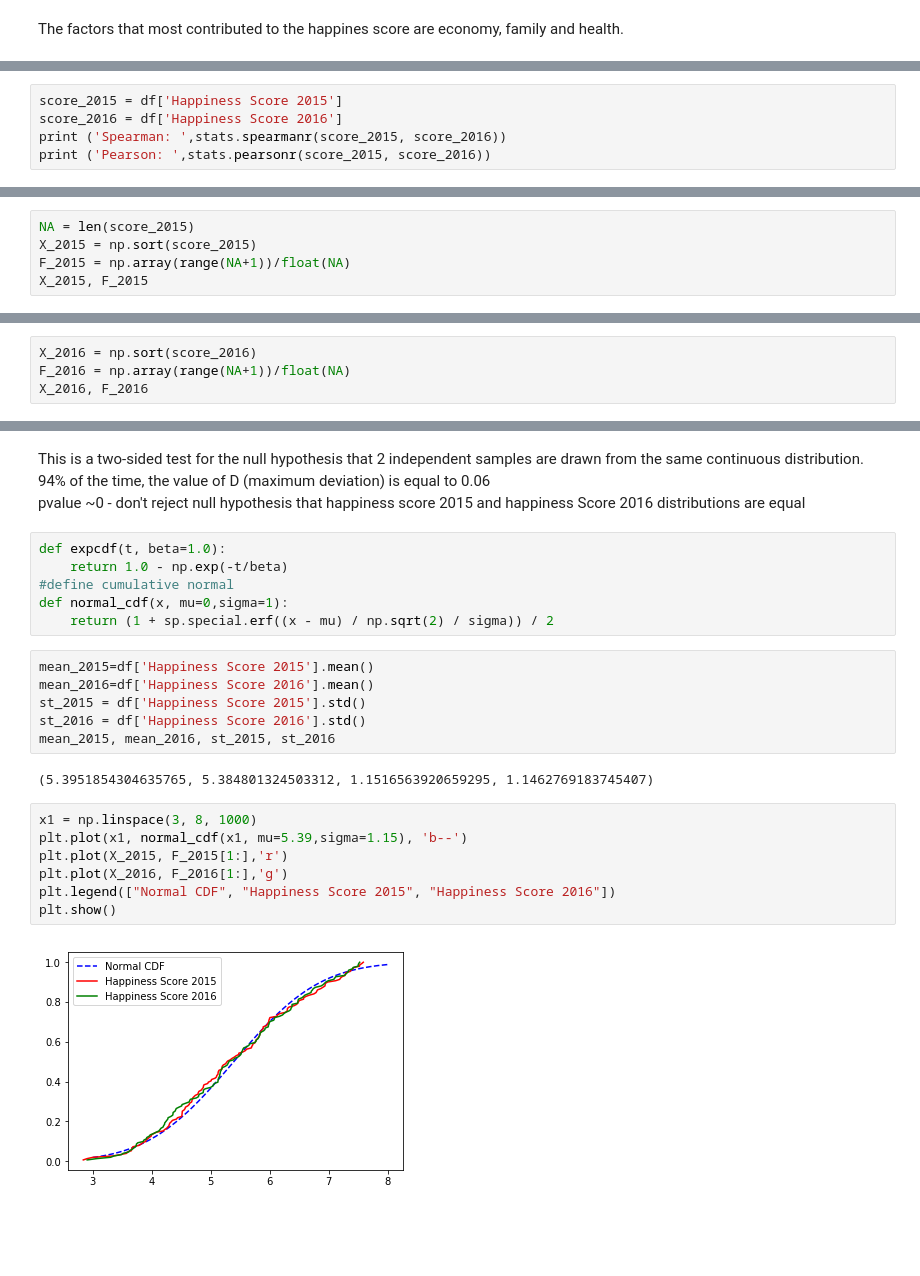
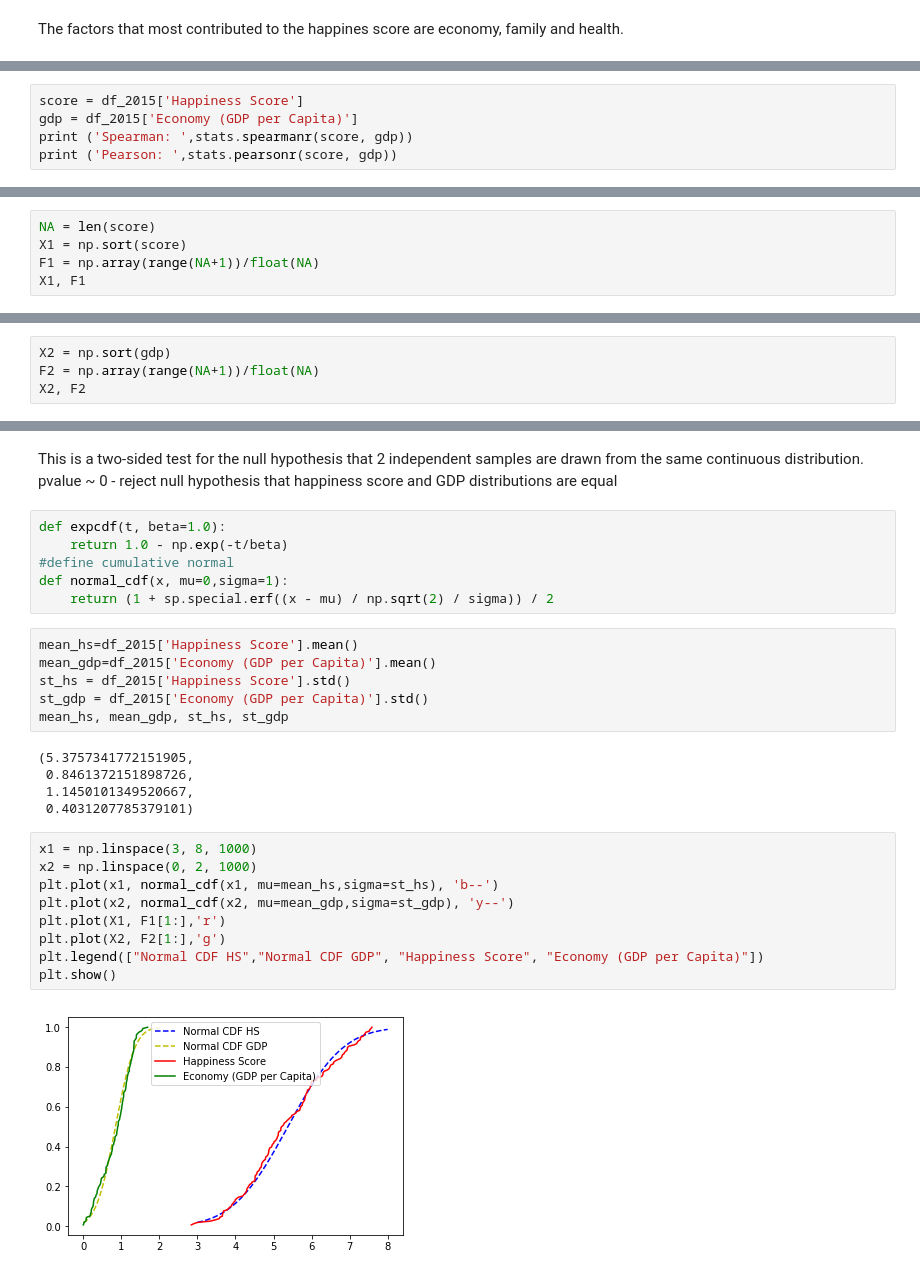
Before and after one commit to fsssa-iscteiulpt/FCD, a Jupyter notebook: Happiness.ipynb, the cells around one changed output, grey strips where cells are left out. Saved outputs shown, nothing was run; the diff lists cells and outputs as text; blank space fills up the shorter version.

Commit message:
changes in ks test - comparing gdp with score

```diff
--- a/Happiness.ipynb
+++ b/Happiness.ipynb
@@ -422,6 +422,6 @@ The factors that most contributed to the happines score are economy, family and
 # %%
-score_2015 = df['Happiness Score 2015']
-score_2016 = df['Happiness Score 2016']
-print ('Spearman: ',stats.spearmanr(score_2015, score_2016))
-print ('Pearson: ',stats.pearsonr(score_2015, score_2016))
+score = df_2015['Happiness Score']
+gdp = df_2015['Economy (GDP per Capita)']
+print ('Spearman: ',stats.spearmanr(score, gdp))
+print ('Pearson: ',stats.pearsonr(score, gdp))
 # %% [output]
@@ -430,7 +440,7 @@ Pearson:  (0.982719399909633, 4.6364159006008805e-111)
 # %%
-NA = len(score_2015)
-X_2015 = np.sort(score_2015)
-F_2015 = np.array(range(NA+1))/float(NA)
-X_2015, F_2015
+NA = len(score)
+X1 = np.sort(score)
+F1 = np.array(range(NA+1))/float(NA)
+X1, F1
 # %% [output]
 (array([2.839, 2.905, 3.006, 3.34 , 3.465, 3.575, 3.587, 3.655, 3.656,
@@ -453,5 +463,5 @@ X_2015, F_2015
 # %%
-X_2016 = np.sort(score_2016)
-F_2016 = np.array(range(NA+1))/float(NA)
-X_2016, F_2016
+X2 = np.sort(gdp)
+F2 = np.array(range(NA+1))/float(NA)
+X2, F2
 # %% [output]
@@ -487,28 +497,32 @@ Ks_2sampResult(statistic=0.05960264900662254, pvalue=0.9450124350234902)
 # %% [markdown]
 This is a two-sided test for the null hypothesis that 2 independent samples are drawn from the same continuous distribution. <br>
-94% of the time, the value of D (maximum deviation) is equal to 0.06 <br>
-pvalue ~0 - don't reject null hypothesis that happiness score 2015 and happiness Score 2016 distributions are equal
+pvalue ~ 0 - reject null hypothesis that happiness score and GDP distributions are equal
 # %%
 def expcdf(t, beta=1.0):
     return 1.0 - np.exp(-t/beta)
 #define cumulative normal
 def normal_cdf(x, mu=0,sigma=1):
     return (1 + sp.special.erf((x - mu) / np.sqrt(2) / sigma)) / 2
-# %%
-mean_2015=df['Happiness Score 2015'].mean()
-mean_2016=df['Happiness Score 2016'].mean()
-st_2015 = df['Happiness Score 2015'].std()
-st_2016 = df['Happiness Score 2016'].std()
-mean_2015, mean_2016, st_2015, st_2016
-# %% [output]
-(5.3951854304635765, 5.384801324503312, 1.1516563920659295, 1.1462769183745407)
+# %%
+mean_hs=df_2015['Happiness Score'].mean()
+mean_gdp=df_2015['Economy (GDP per Capita)'].mean()
+st_hs = df_2015['Happiness Score'].std()
+st_gdp = df_2015['Economy (GDP per Capita)'].std()
+mean_hs, mean_gdp, st_hs, st_gdp
+# %% [output]
+(5.3757341772151905,
+ 0.8461372151898726,
+ 1.1450101349520667,
+ 0.4031207785379101)
 # %%
 x1 = np.linspace(3, 8, 1000)
-plt.plot(x1, normal_cdf(x1, mu=5.39,sigma=1.15), 'b--')
-plt.plot(X_2015, F_2015[1:],'r')
-plt.plot(X_2016, F_2016[1:],'g')
-plt.legend(["Normal CDF", "Happiness Score 2015", "Happiness Score 2016"])
+x2 = np.linspace(0, 2, 1000)
+plt.plot(x1, normal_cdf(x1, mu=mean_hs,sigma=st_hs), 'b--')
+plt.plot(x2, normal_cdf(x2, mu=mean_gdp,sigma=st_gdp), 'y--')
+plt.plot(X1, F1[1:],'r')
+plt.plot(X2, F2[1:],'g')
+plt.legend(["Normal CDF HS","Normal CDF GDP", "Happiness Score", "Economy (GDP per Capita)"])
 plt.show()
 # %% [output]
-[figure, old version]
+[figure, new version]
 # %%
```
Also changed, not shown: parts of 14 cells of this notebook.
